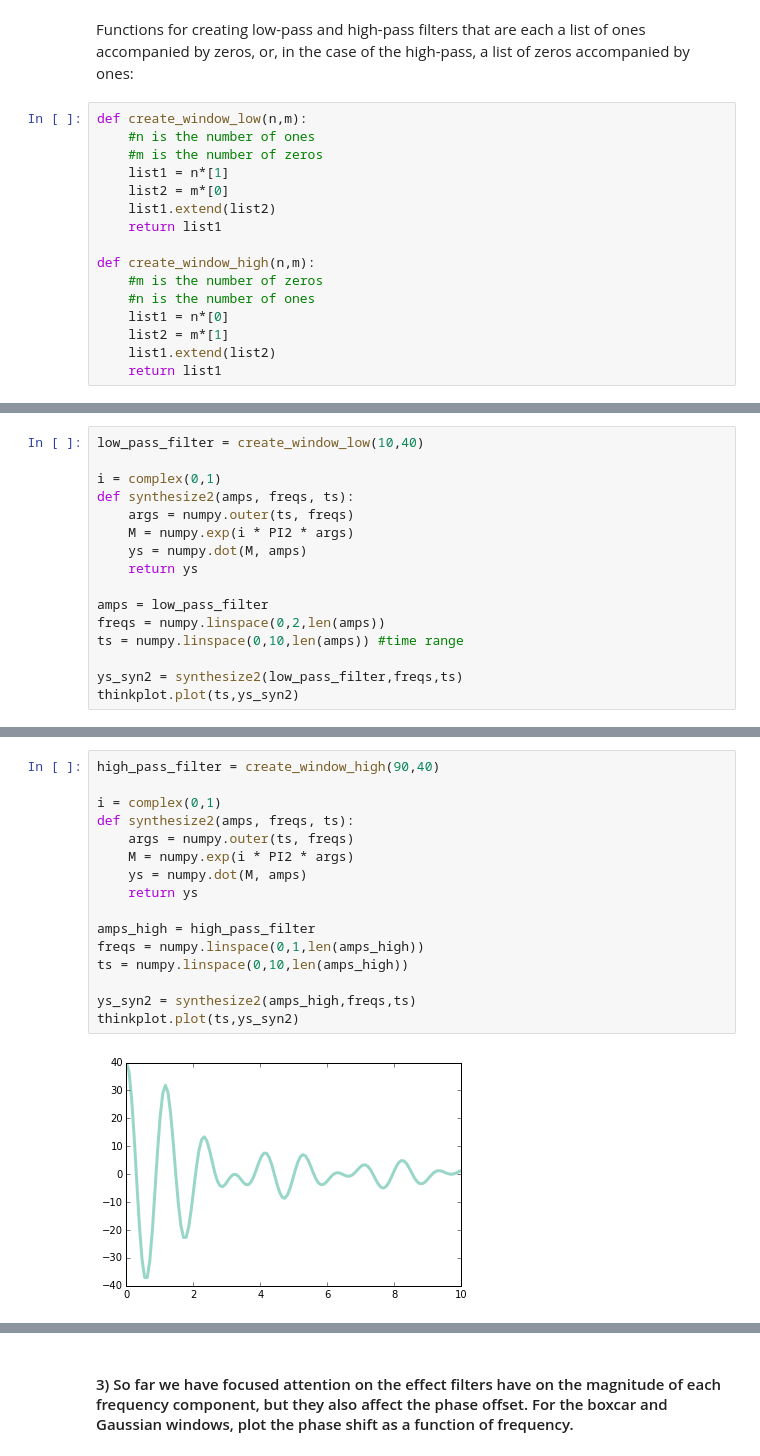
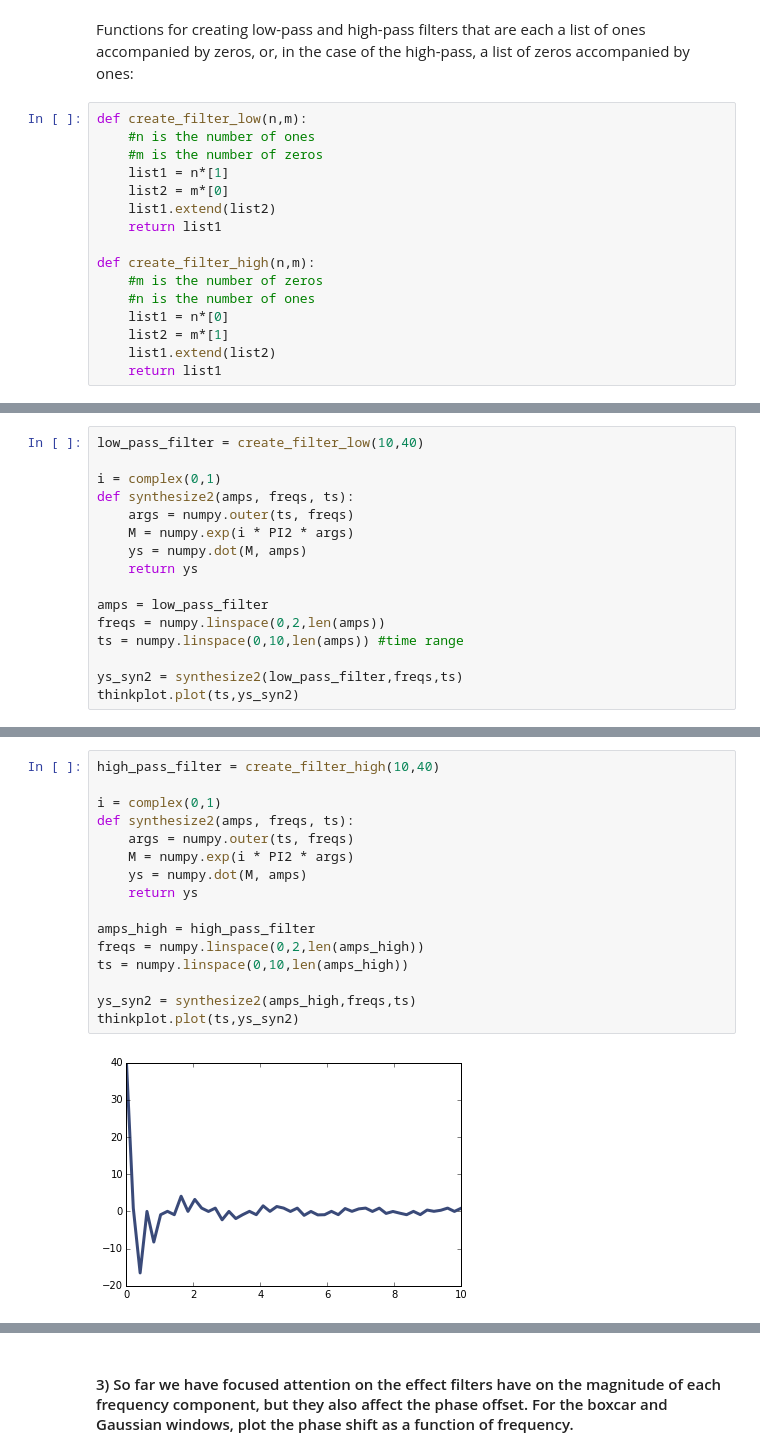
Before and after one commit to yunhsincynthiachen/ThinkDSP, a Jupyter notebook: code/ps05.ipynb, the cells around one changed output, grey strips where cells are left out. Cells and saved outputs as stored; diff of their text form.

```diff
--- a/code/ps05.ipynb
+++ b/code/ps05.ipynb
@@ -77,7 +77,7 @@ Invoking the principle that for every filter there is a corresponding window, se
 # %% [markdown]
 Functions for creating low-pass and high-pass filters that are each a list of ones accompanied by zeros, or, in the case of the high-pass, a list of zeros accompanied by ones:
 # %%
-def create_window_low(n,m):
+def create_filter_low(n,m):
     #n is the number of ones
     #m is the number of zeros
     list1 = n*[1]
@@ -85,7 +85,7 @@ def create_window_low(n,m):
     list1.extend(list2)
     return list1
 
-def create_window_high(n,m):
+def create_filter_high(n,m):
     #m is the number of zeros
     #n is the number of ones
     list1 = n*[0]
@@ -97,5 +97,5 @@ A low pass filter is made with the create_window_low function that is then passe
 # %%
-low_pass_filter = create_window_low(10,40)
+low_pass_filter = create_filter_low(10,40)
 
 i = complex(0,1)
 def synthesize2(amps, freqs, ts):
@@ -117,21 +117,21 @@ A high pass filter is made with the create_window_high function that is then pas
 # %%
-high_pass_filter = create_window_high(90,40)
+high_pass_filter = create_filter_high(10,40)
 
 i = complex(0,1)
 def synthesize2(amps, freqs, ts):
     args = numpy.outer(ts, freqs)
     M = numpy.exp(i * PI2 * args)
     ys = numpy.dot(M, amps)
     return ys
 
 amps_high = high_pass_filter
-freqs = numpy.linspace(0,1,len(amps_high))
+freqs = numpy.linspace(0,2,len(amps_high))
 ts = numpy.linspace(0,10,len(amps_high))
 
 ys_syn2 = synthesize2(amps_high,freqs,ts)
 thinkplot.plot(ts,ys_syn2)
 # %% [output]
-[figure, old version]
+[figure, new version]
 # %% [markdown]
 Convolution corresponds to element-wise multiplication in the frequency domain, which removes the short-term variations from a signal in order to show long-term trends. Applying a smoothing algrithm with a moving average computes the mean of all of the previous n values, for some value of n.
 
```
Also changed, not shown: parts of 15 cells of this notebook.
